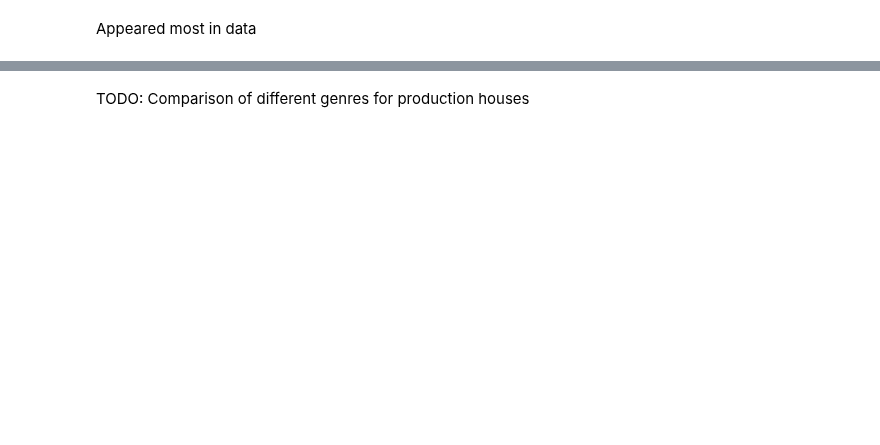
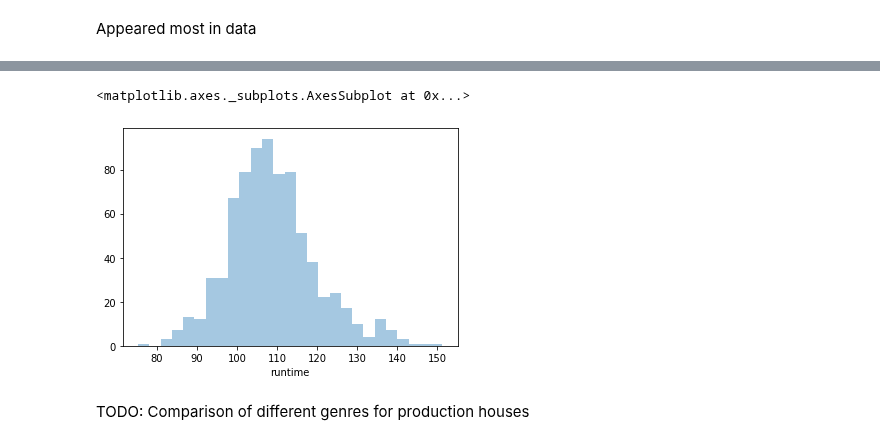
Before and after one commit to dluo96/datatonic-challenge, a Jupyter notebook: data-visualisation/production_company_analysis.ipynb, the cells around one changed output, grey strips where cells are left out. Saved outputs shown, nothing was run; the diff lists cells and outputs as text; code cells hidden in the pictures; blank space fills up the shorter version.

```diff
--- a/data-visualisation/production_company_analysis.ipynb
+++ b/data-visualisation/production_company_analysis.ipynb
@@ -236,2 +239,7 @@ prod_companies_pop.nlargest(5,['appearances'])
+# %%
+sns.distplot(prod_companies_pop['runtime'], kde=False)
+# %% [output]
+<matplotlib.axes._subplots.AxesSubplot at 0x...>
+[figure, added]
 # %% [markdown]
 TODO: Comparison of different genres for production houses
```
Also changed, not shown: parts of 2 cells of this notebook.
